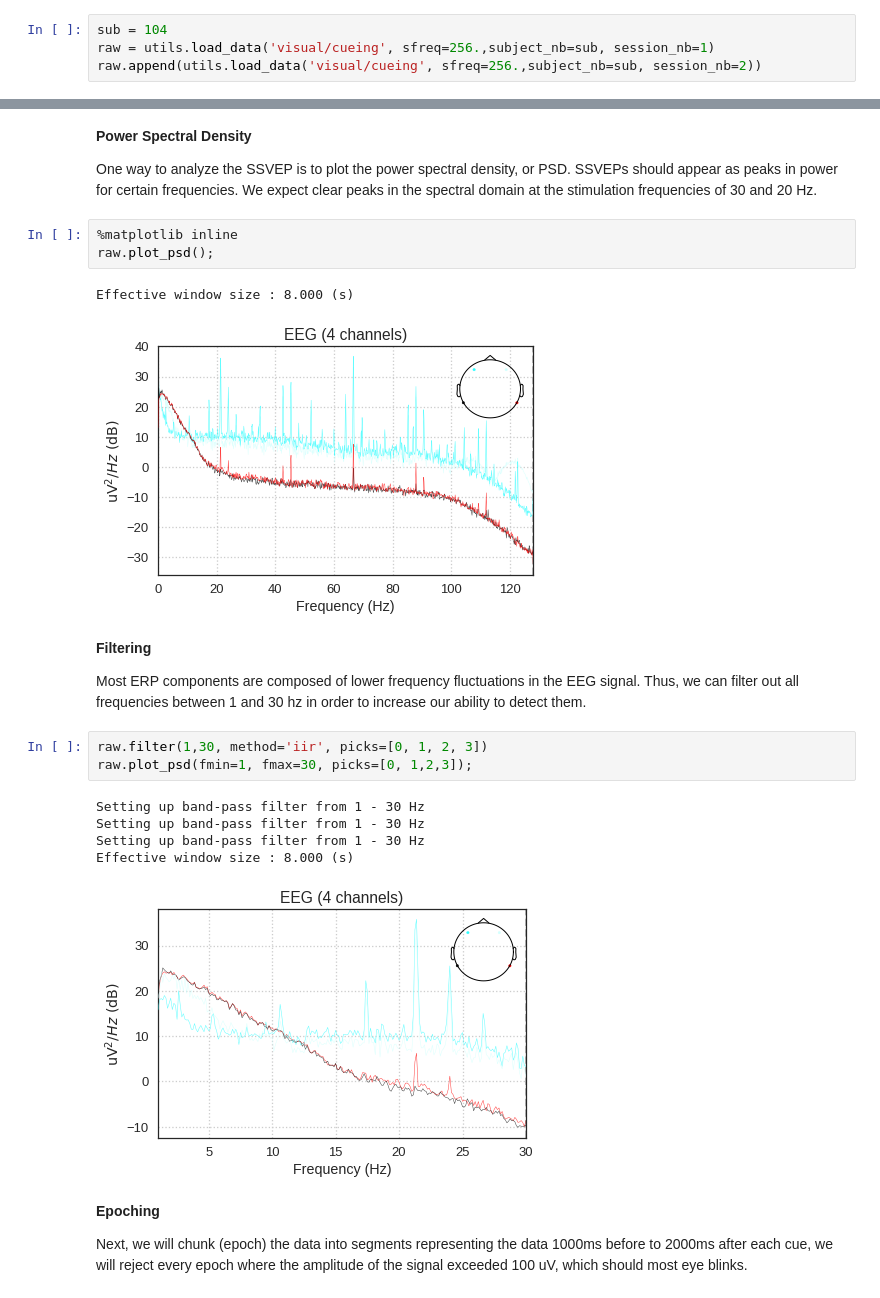
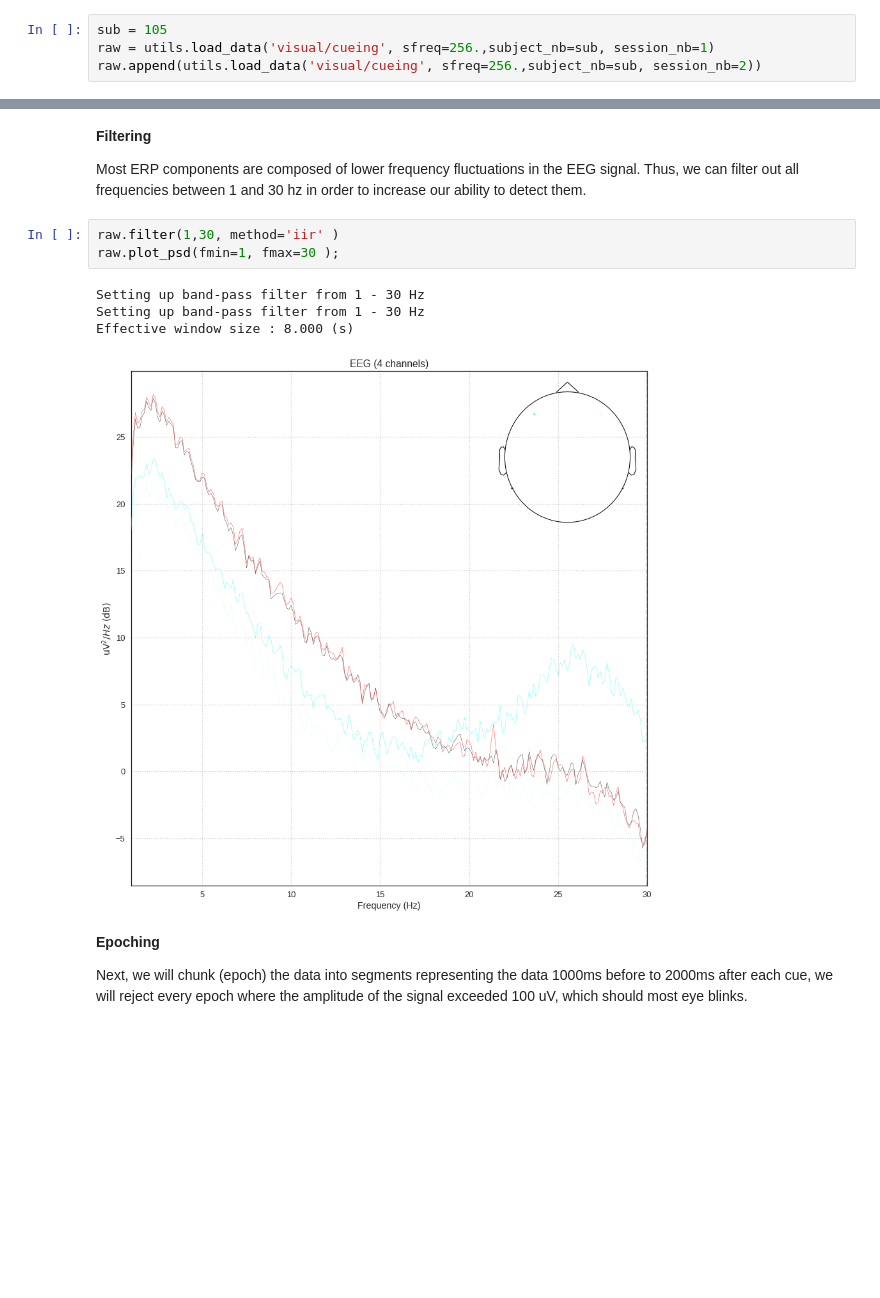
Before and after one commit to kylemath/EEG-Classification, a Jupyter notebook: notebooks/CNN_LSTM_Muse_Kyle.ipynb, the cells around one changed output, grey strips where cells are left out. Saved outputs shown, nothing was run; the diff lists cells and outputs as text; blank space fills up the shorter version.

Commit message:
replaced old images and input with muse EEG single subject, ran model, accuracy doesn't change

```diff
--- a/notebooks/CNN_LSTM_Muse_Kyle.ipynb
+++ b/notebooks/CNN_LSTM_Muse_Kyle.ipynb
@@ -73,5 +67,5 @@ Successfully installed mne-0.17.0
 # %%
-sub = 104
+sub = 105
 raw = utils.load_data('visual/cueing', sfreq=256.,subject_nb=sub, session_nb=1)
 raw.append(utils.load_data('visual/cueing', sfreq=256.,subject_nb=sub, session_nb=2))
 # %% [output]
@@ -91,26 +78,15 @@ raw._data.shape
-# %% [markdown]
-**Power Spectral Density**
-
-One way to analyze the SSVEP is to plot the power spectral density, or PSD. SSVEPs should appear as peaks in power for certain frequencies. We expect clear peaks in the spectral domain at the stimulation frequencies of 30 and 20 Hz.
-# %%
-%matplotlib inline
-raw.plot_psd();
-# %% [output]
-Effective window size : 8.000 (s)
-[figure, removed]
 # %% [markdown]
 **Filtering**
 
 Most ERP components are composed of lower frequency fluctuations in the EEG signal. Thus, we can filter out all frequencies between 1 and 30 hz in order to increase our ability to detect them.
 # %%
-raw.filter(1,30, method='iir', picks=[0, 1, 2, 3])
-raw.plot_psd(fmin=1, fmax=30, picks=[0, 1,2,3]);
+raw.filter(1,30, method='iir' )
+raw.plot_psd(fmin=1, fmax=30 );
 # %% [output]
-Setting up band-pass filter from 1 - 30 Hz
 Setting up band-pass filter from 1 - 30 Hz
 Setting up band-pass filter from 1 - 30 Hz
 Effective window size : 8.000 (s)
-[figure, old version]
+[figure, new version]
 # %% [markdown]
 **Epoching**
 
```
Also changed, not shown: parts of 35 cells of this notebook.
